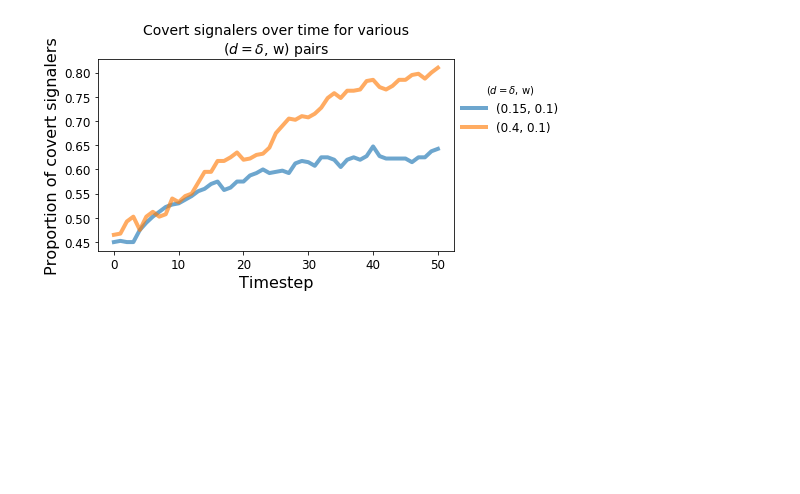
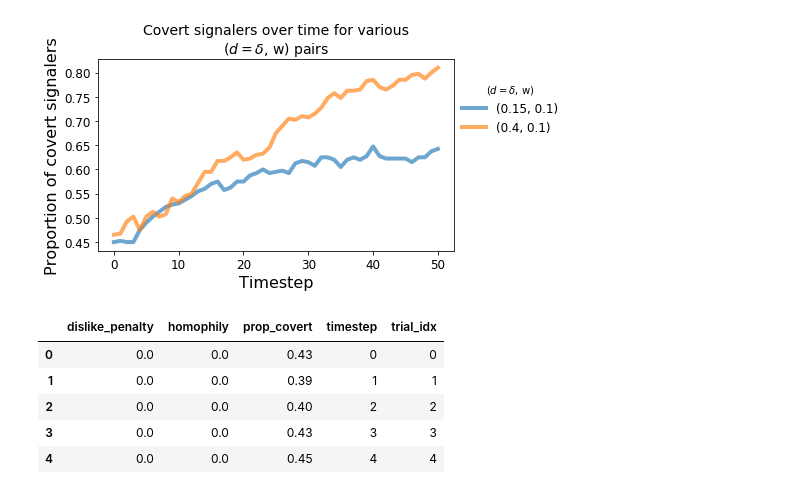
Before and after one commit to mt-digital/identity-signaling, a Jupyter notebook: confirmatory experiments.ipynb, the cells around one changed output. Drawn from its saved outputs; the diff is of its cells as text; code cells hidden in the pictures; blank space fills up the shorter version.

```diff
--- a/confirmatory experiments.ipynb
+++ b/confirmatory experiments.ipynb
@@ -186,0 +189,10 @@ Text(0.5, 1.0, 'Covert signalers over time for various\n($d=\\delta$, w) pairs')
+# %%
+df = pd.read_csv('cluster-disliking-homophily.csv')
+df.head()
+# %% [output]
+|  | dislike_penalty | homophily | prop_covert | timestep | trial_idx |
+| 0 | 0.0 | 0.0 | 0.43 | 0 | 0 |
+| 1 | 0.0 | 0.0 | 0.39 | 1 | 1 |
+| 2 | 0.0 | 0.0 | 0.40 | 2 | 2 |
+| 3 | 0.0 | 0.0 | 0.43 | 3 | 3 |
+| 4 | 0.0 | 0.0 | 0.45 | 4 | 4 |
```
Also changed, not shown: parts of 6 cells of this notebook, 1 other file.
